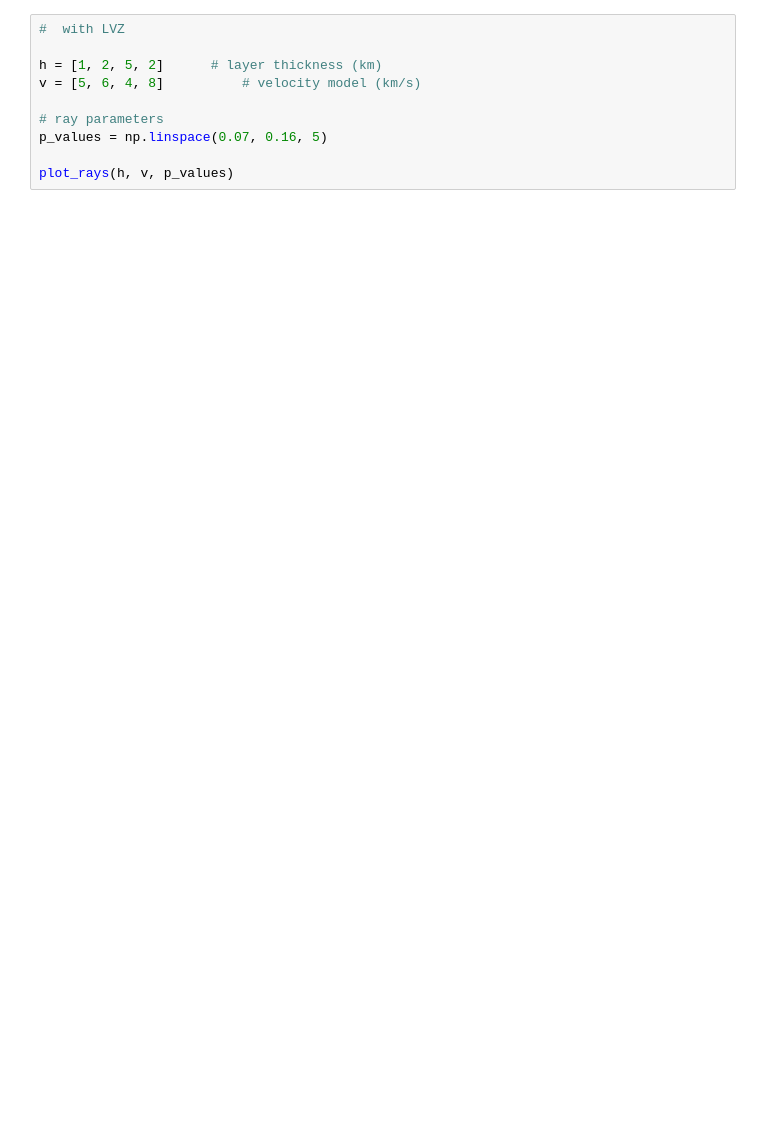
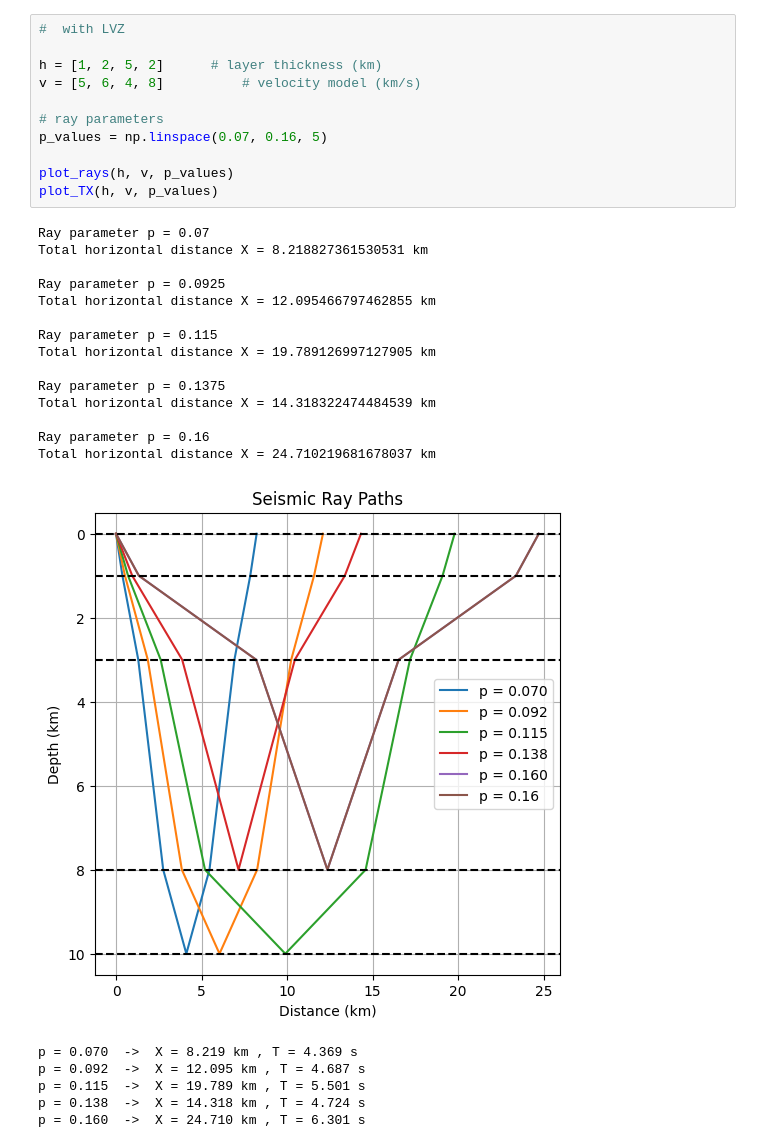
Before and after one commit to Jyotirmoyp/Understanding-Deep-Earth, a Jupyter notebook: multipleRaypath.ipynb, the cells around one changed output. Drawn from its saved outputs; the diff is of its cells as text; blank space fills up the shorter version.

```diff
--- a/multipleRaypath.ipynb
+++ b/multipleRaypath.ipynb
@@ -90,10 +176,32 @@ plot_rays(h, v, p_values)
 # %%
 #  with LVZ
 
 h = [1, 2, 5, 2]      # layer thickness (km)
 v = [5, 6, 4, 8]          # velocity model (km/s)
 
 # ray parameters
 p_values = np.linspace(0.07, 0.16, 5)
 
 plot_rays(h, v, p_values)
+plot_TX(h, v, p_values)
+# %% [output]
+Ray parameter p = 0.07
+Total horizontal distance X = 8.218827361530531 km
+
+Ray parameter p = 0.0925
+Total horizontal distance X = 12.095466797462855 km
+
+Ray parameter p = 0.115
+Total horizontal distance X = 19.789126997127905 km
+
+Ray parameter p = 0.1375
+Total horizontal distance X = 14.318322474484539 km
+
+Ray parameter p = 0.16
+Total horizontal distance X = 24.710219681678037 km
+[figure, added]
+p = 0.070  ->  X = 8.219 km , T = 4.369 s
+p = 0.092  ->  X = 12.095 km , T = 4.687 s
+p = 0.115  ->  X = 19.789 km , T = 5.501 s
+p = 0.138  ->  X = 14.318 km , T = 4.724 s
+p = 0.160  ->  X = 24.710 km , T = 6.301 s
```
Also changed, not shown: parts of 4 cells of this notebook.
